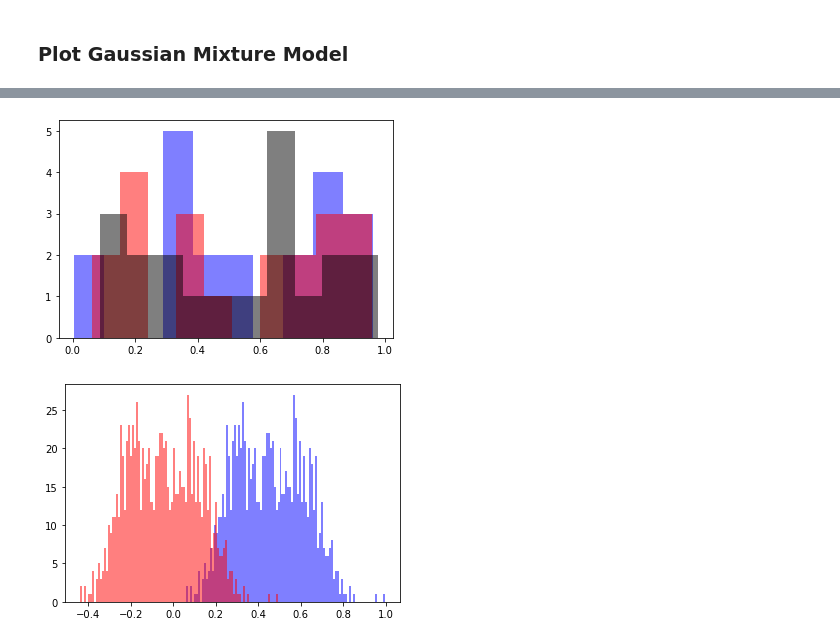
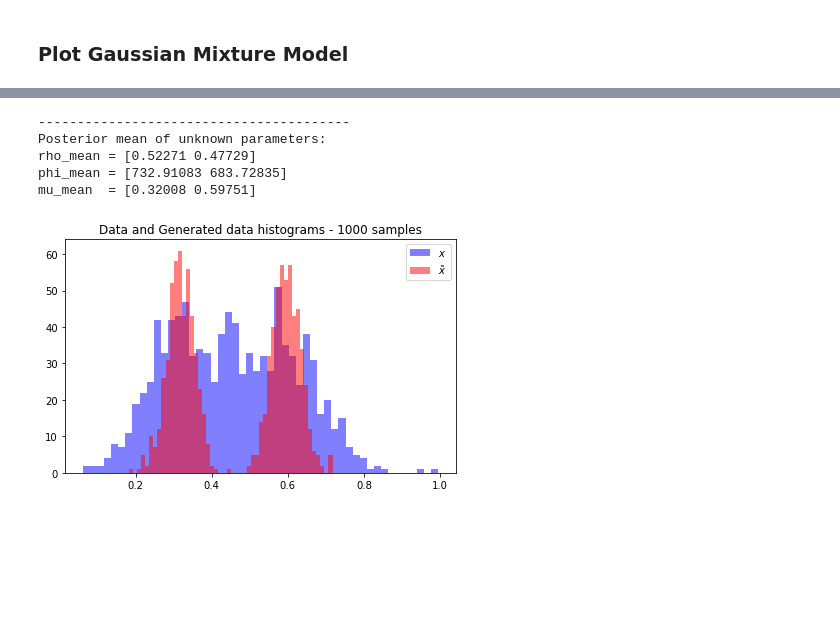
Before and after one commit to emarazz/siml_2019, a Jupyter notebook: H3/hw3.ipynb, the cells around one changed output, grey strips where cells are left out. Cells and saved outputs as stored; diff of their text form; code cells hidden in the pictures; blank space fills up the shorter version.

```diff
--- a/H3/hw3.ipynb
+++ b/H3/hw3.ipynb
@@ -332,29 +336,32 @@ plt.show()
-# %%
-import matplotlib as mpl
-import matplotlib.pyplot as plt
-import numpy as np
-
-x = np.random.random(20)
-y = np.random.random(20)
-z = np.random.random(20)
-
-fig = plt.figure()
-ax = fig.add_subplot(111)
-
-ax.hist(x, bins=10, edgecolor='None', alpha = 0.5, color= 'b')
-ax.hist(y, bins=10, edgecolor='None', alpha = 0.5, color= 'r')
-ax.hist(z, bins=10, edgecolor="None", alpha = 0.5, color= 'k')
-
-
-# ax.hist(x, bins=10, ls='dashed', lw=3, facecolor="None")
-# ax.hist(y, bins=10, ls='dotted', lw=3, facecolor="None")
-# ax.hist(z, bins=10, lw=3, facecolor="None")
-
-plt.show()
-# %% [output]
-[figure, removed]
-# %%
-plt.hist(x,bins=100, edgecolor='None', alpha = 0.5, color= 'b');
-plt.hist(,bins=100, edgecolor='None', alpha = 0.5, color= 'r');
-# %% [output]
-[figure, removed]
+# %%
+N = 1000
+rho_mean = np.random.dirichlet(delta_conj, size=N).mean(axis=0)
+phi_mean = np.random.gamma(a_conj/2,scale=b_conj/2,size=(N,K)).mean(axis=0)
+mu_mean  = (m_conj + np.sqrt(1/(alpha_conj*phi_mean))*np.random.randn(N,K)).mean(axis=0)
+
+print(40*'-','\nPosterior mean of unknown parameters:')
+print('rho_mean = {}'.format(rho_mean))
+print('phi_mean = {}'.format(phi_mean))
+print('mu_mean  = {}\n'.format(mu_mean))
+
+x_tilde = np.zeros(1000)
+n_rho = np.round(rho*N).astype('int')
+x_tilde[:n_rho[0]] = mu[0] + np.sqrt(1/phi[0])*np.random.randn(n_rho[0].astype('int'))
+x_tilde[n_rho[0]:] = mu[1] + np.sqrt(1/phi[1])*np.random.randn(n_rho[1].astype('int'))
+
+fig, ax = plt.subplots(1)
+ax.hist(x,bins=50, edgecolor='None', alpha = 0.5, color= 'b', label=r'$x$');
+ax.hist(x_tilde,bins=50, edgecolor='None', alpha = 0.5, color= 'r', label=r'$\tilde{x}$');
+ax.legend();
+ax.set_title('Data and Generated data histograms - 1000 samples');
+plt.tight_layout();
+# ax.set_rasterized(True)
+# plt.savefig('histograms_0{}.eps'.format(NUMBER),dpi=300);
+plt.show();
+# %% [output]
+----------------------------------------
+Posterior mean of unknown parameters:
+rho_mean = [0.52271 0.47729]
+phi_mean = [732.91083 683.72835]
+mu_mean  = [0.32008 0.59751]
+[figure, added]
```
Also changed, not shown: parts of 7 cells of this notebook.
